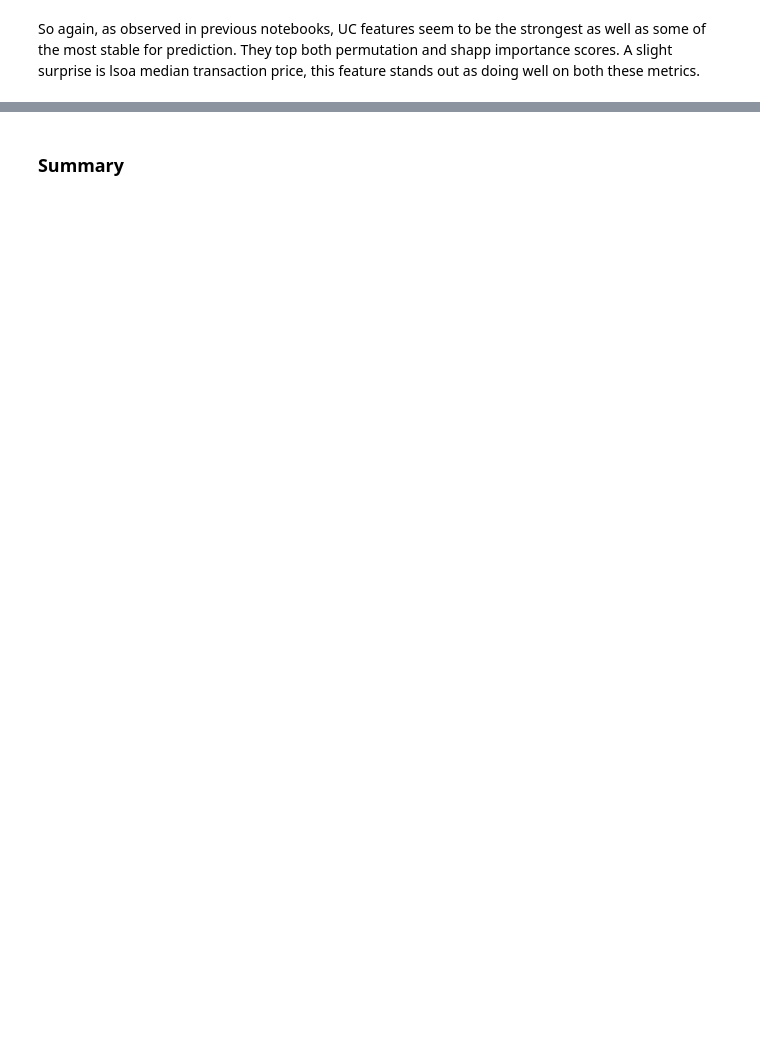
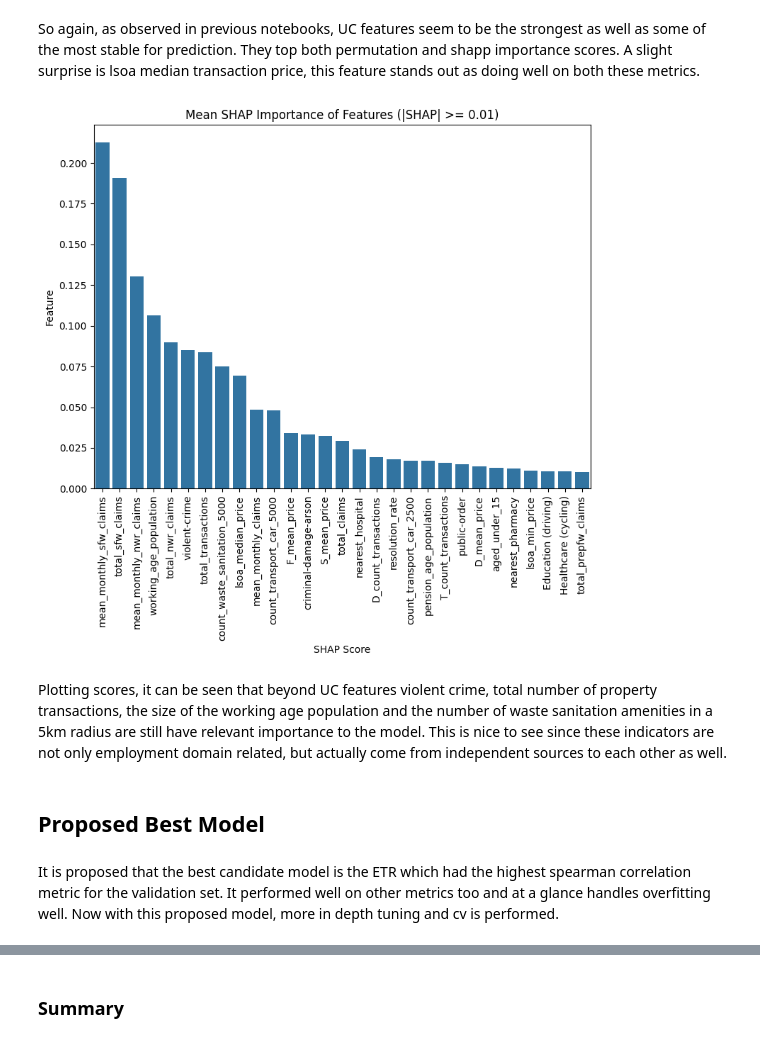
Before and after one commit to DanielSeanBrown/deprivation-experiments, a Jupyter notebook: tree-based-modelling/tree_based_models.ipynb, the cells around one changed output, grey strips where cells are left out. Cells and saved outputs as stored; diff of their text form; code cells hidden in the pictures; blank space fills up the shorter version.

```diff
--- a/tree-based-modelling/tree_based_models.ipynb
+++ b/tree-based-modelling/tree_based_models.ipynb
@@ -573,7 +578,7 @@ tree_model_map = {
 
 top_models = (
     results_df
-    .sort_values('mean_cv_r2', ascending=False)
+    .sort_values('val_spearman', ascending=False)
     .head(3)
 )
 # %%
@@ -642,7 +649,7 @@ importance_summary = (
     .agg(
         mean_importance=('importance', 'mean'),
         std_importance=('importance', 'std'),
-        mean_shapp = ('shap_impprtance', 'mean')
+        mean_shap = ('shap_importance', 'mean')
     )
     .sort_values('mean_importance', ascending=False)
 )
@@ -715,2 +722,28 @@ lsoa_median_price                           0.113426   2.264349
 # %% [markdown]
 So again, as observed in previous notebooks, UC features seem to be the strongest as well as some of the most stable for prediction. They top both permutation and shapp importance scores. A slight surprise is lsoa median transaction price, this feature stands out as doing well on both these metrics.
+# %%
+
+significant_shap = importance_summary[importance_summary['mean_shap'].abs() >= 0.01].sort_values(by='mean_shap',ascending=False)
+
+
+plt.figure(figsize=(8, 8))
+sns.barplot(
+    x='feature',
+    y='mean_shap',
+    data=significant_shap,
+)
+
+plt.title(f'Mean SHAP Importance of Features (|SHAP| >= 0.01)')
+plt.xlabel('SHAP Score')
+plt.xticks(rotation=90)
+plt.ylabel('Feature')
+plt.tight_layout()
+plt.show()
+# %% [output]
+[figure, added]
+# %% [markdown]
+Plotting scores, it can be seen that beyond UC features violent crime, total number of property transactions, the size of the working age population and the number of waste sanitation amenities in a 5km radius are still have relevant importance to the model. This is nice to see since these indicators are not only employment domain related, but actually come from independent sources to each other as well.
+# %% [markdown]
+## Proposed Best Model
+# %% [markdown]
+It is proposed that the best candidate model is the ETR which had the highest spearman correlation metric for the validation set. It performed well on other metrics too and at a glance handles overfitting well. Now with this proposed model, more in depth tuning and cv is performed.
```
Also changed, not shown: parts of 34 cells of this notebook, 49 other files.
